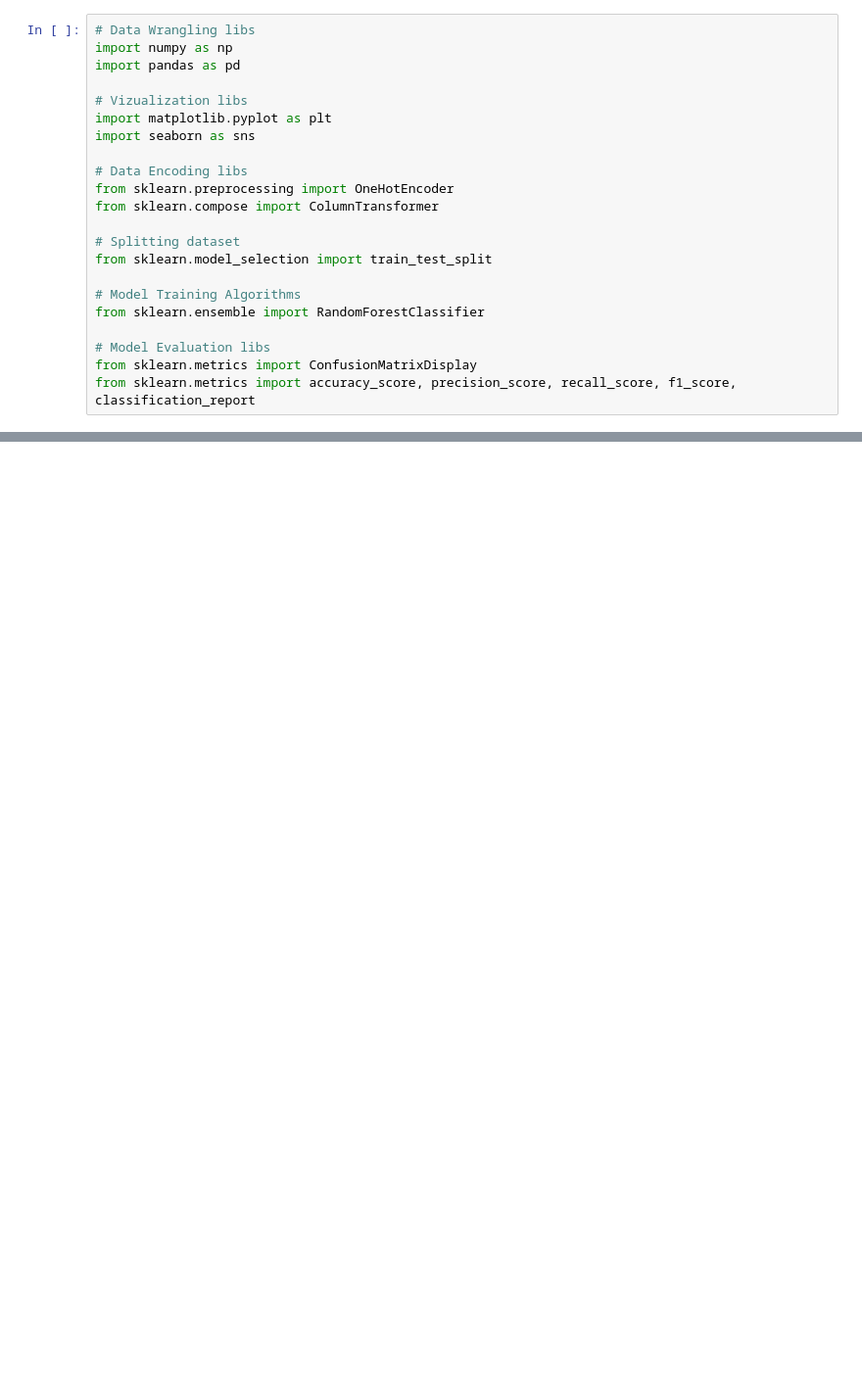
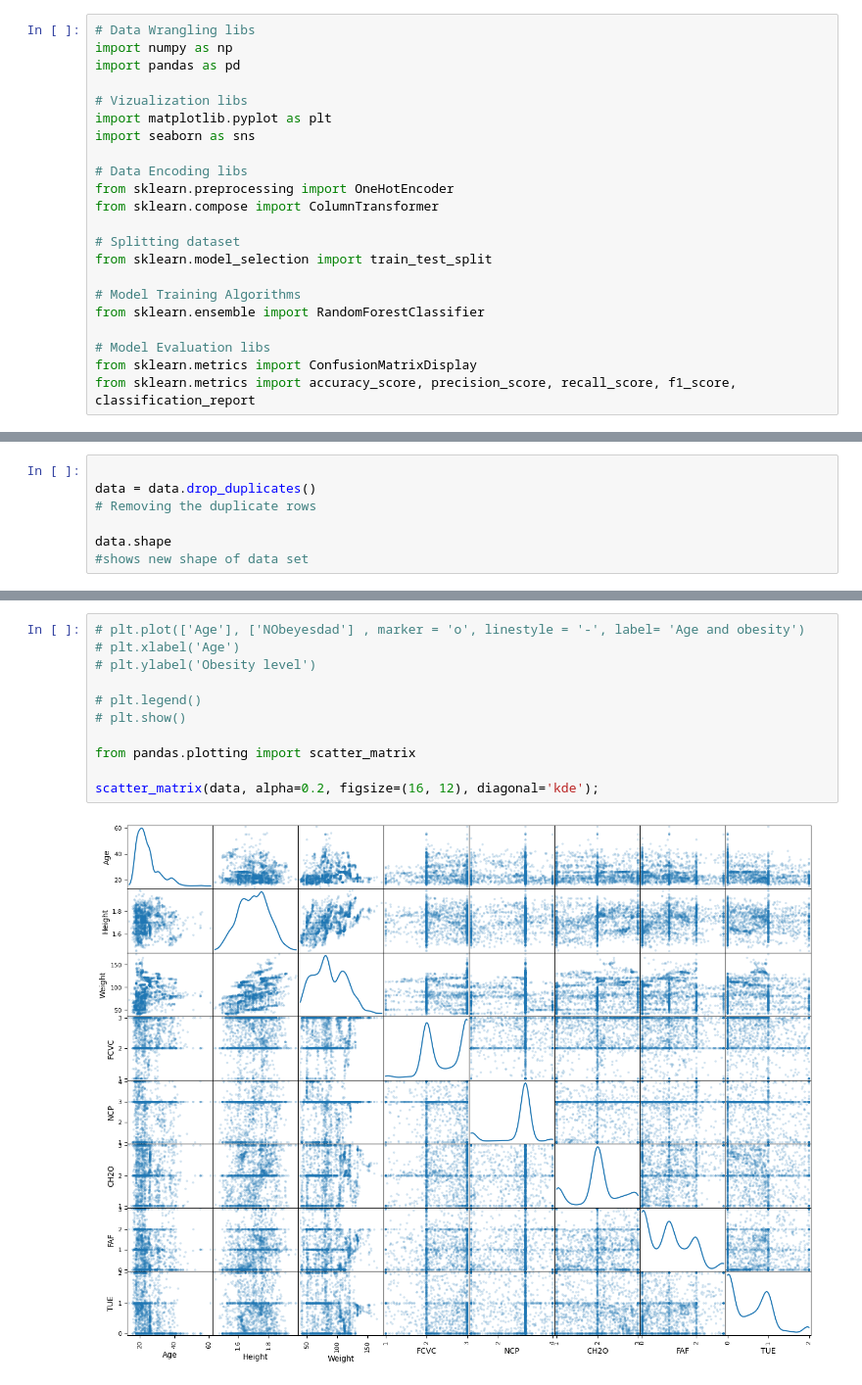
Before and after one commit to joco09/TTDC-Assignment, a Jupyter notebook: toolss and technology data science/obecety_Assignment_problem.ipynb, the cells around one changed output, grey strips where cells are left out. Shown at 98% size. Drawn from its saved outputs; the diff is of its cells as text; blank space fills up the shorter version.

```diff
--- a/toolss and technology data science/obecety_Assignment_problem.ipynb
+++ b/toolss and technology data science/obecety_Assignment_problem.ipynb
@@ -69,0 +113,7 @@ memory usage: 280.5+ KB
+# %%
+
+data = data.drop_duplicates()
+# Removing the duplicate rows
+
+data.shape
+#shows new shape of data set
@@ -69,0 +160,13 @@ memory usage: 280.5+ KB
+# %%
+# plt.plot(['Age'], ['NObeyesdad'] , marker = 'o', linestyle = '-', label= 'Age and obesity')
+# plt.xlabel('Age')
+# plt.ylabel('Obesity level')
+
+# plt.legend()
+# plt.show()
+
+from pandas.plotting import scatter_matrix
+
+scatter_matrix(data, alpha=0.2, figsize=(16, 12), diagonal='kde');
+# %% [output]
+[figure, added]
```
Also changed, not shown: parts of 8 cells of this notebook.
